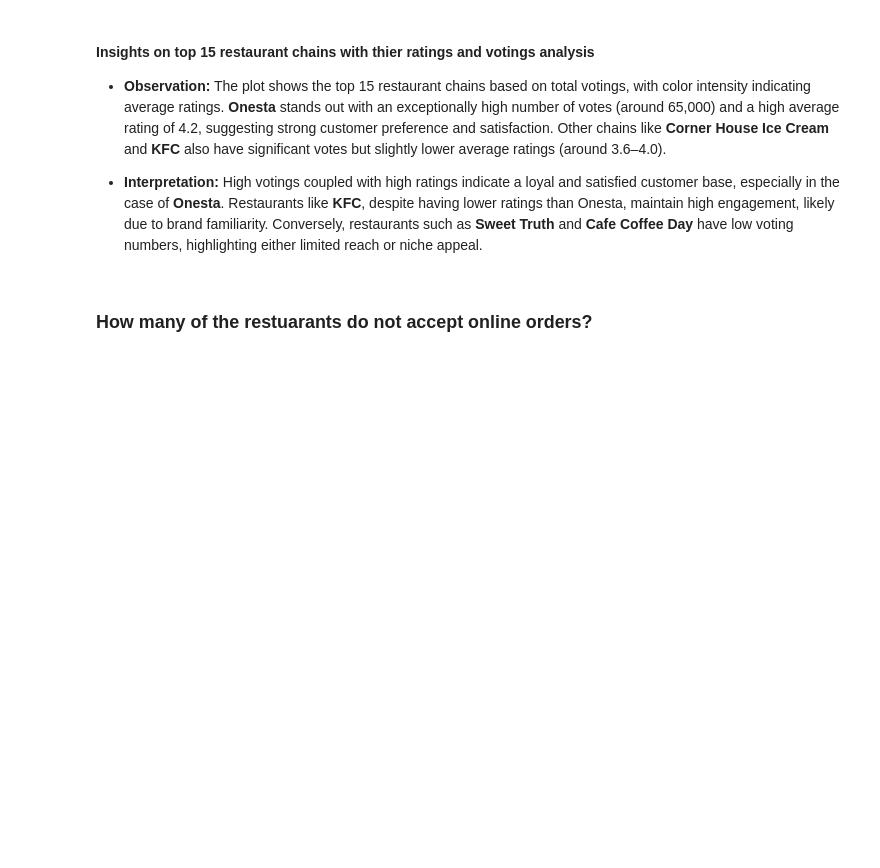
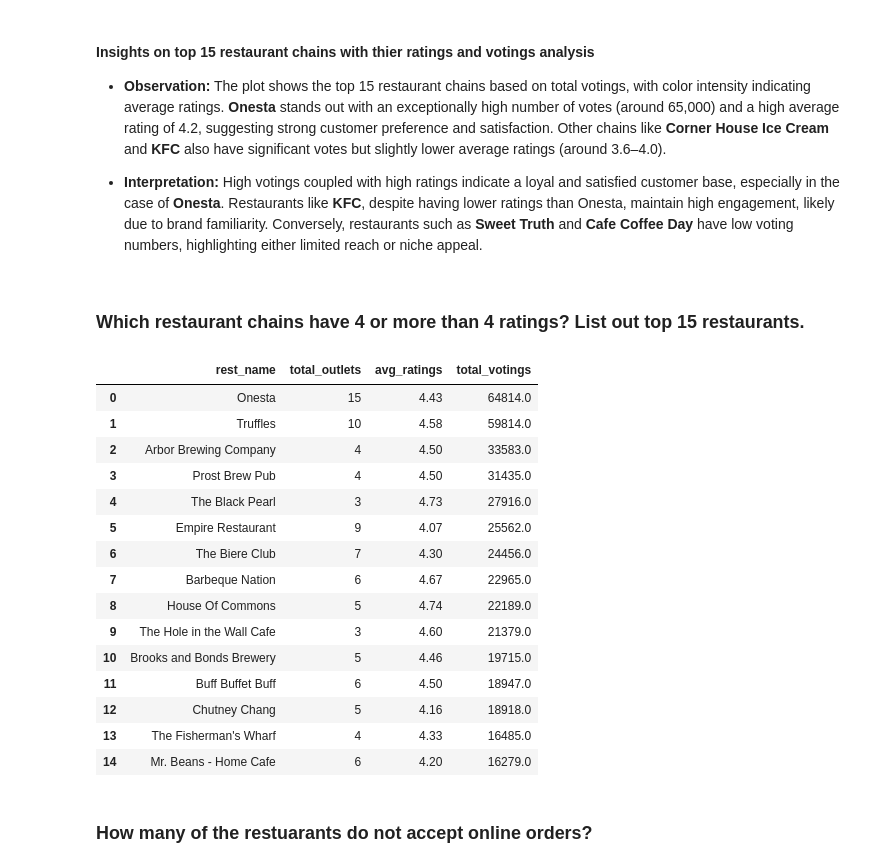
Before and after one commit to Bhuvi128/Bengaluru-Restaurant-Trends-Analysis, a Jupyter notebook: Bengaluru Restaurant Trends Analysis.ipynb, the cells around one changed output. Cells and saved outputs as stored; diff of their text form; code cells hidden in the pictures; blank space fills up the shorter version.

```diff
--- a/Bengaluru Restaurant Trends Analysis.ipynb
+++ b/Bengaluru Restaurant Trends Analysis.ipynb
@@ -284,3 +284,35 @@ plt.show()
 
 - **Interpretation:**
   High votings coupled with high ratings indicate a loyal and satisfied customer base, especially in the case of **Onesta**. Restaurants like **KFC**, despite having lower ratings than Onesta, maintain high engagement, likely due to brand familiarity. Conversely, restaurants such as **Sweet Truth** and **Cafe Coffee Day** have low voting numbers, highlighting either limited reach or niche appeal.
+# %% [markdown]
+### Which restaurant chains have 4 or more than 4 ratings? List out top 15 restaurants.
+# %%
+query = """
+select re.rest_name, count(distinct re.restaurant_id) total_outlets,
+round(avg(ra.rate),2) avg_ratings, sum(ra.votes) total_votings
+from ratings ra right join restaurant re
+on ra.restaurant_id = re.restaurant_id
+group by re.rest_name
+having avg_ratings > 4.0 or avg_ratings = 4.0
+order by total_votings desc
+limit 15;
+"""
+top_15_rest_rating_4 = pd.read_sql(query, conn)
+top_15_rest_rating_4
+# %% [output]
+|  | rest_name | total_outlets | avg_ratings | total_votings |
+| 0 | Onesta | 15 | 4.43 | 64814.0 |
+| 1 | Truffles | 10 | 4.58 | 59814.0 |
+| 2 | Arbor Brewing Company | 4 | 4.50 | 33583.0 |
+| 3 | Prost Brew Pub | 4 | 4.50 | 31435.0 |
+| 4 | The Black Pearl | 3 | 4.73 | 27916.0 |
+| 5 | Empire Restaurant | 9 | 4.07 | 25562.0 |
+| 6 | The Biere Club | 7 | 4.30 | 24456.0 |
+| 7 | Barbeque Nation | 6 | 4.67 | 22965.0 |
+| 8 | House Of Commons | 5 | 4.74 | 22189.0 |
+| 9 | The Hole in the Wall Cafe | 3 | 4.60 | 21379.0 |
+| 10 | Brooks and Bonds Brewery | 5 | 4.46 | 19715.0 |
+| 11 | Buff Buffet Buff | 6 | 4.50 | 18947.0 |
+| 12 | Chutney Chang | 5 | 4.16 | 18918.0 |
+| 13 | The Fisherman's Wharf | 4 | 4.33 | 16485.0 |
+| 14 | Mr. Beans - Home Cafe | 6 | 4.20 | 16279.0 |
```
Also changed, not shown: parts of 1 cell of this notebook, 1 other file.
